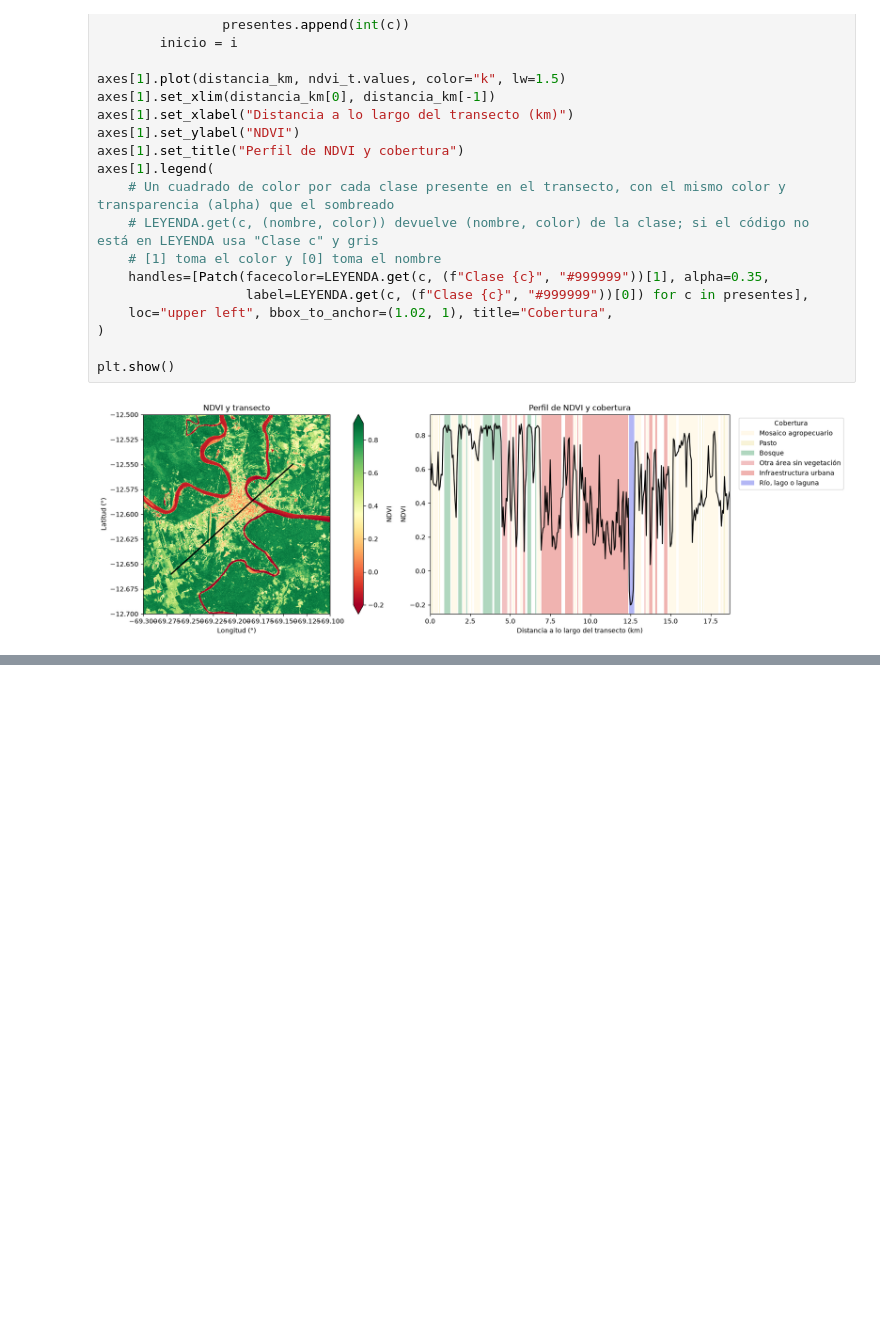
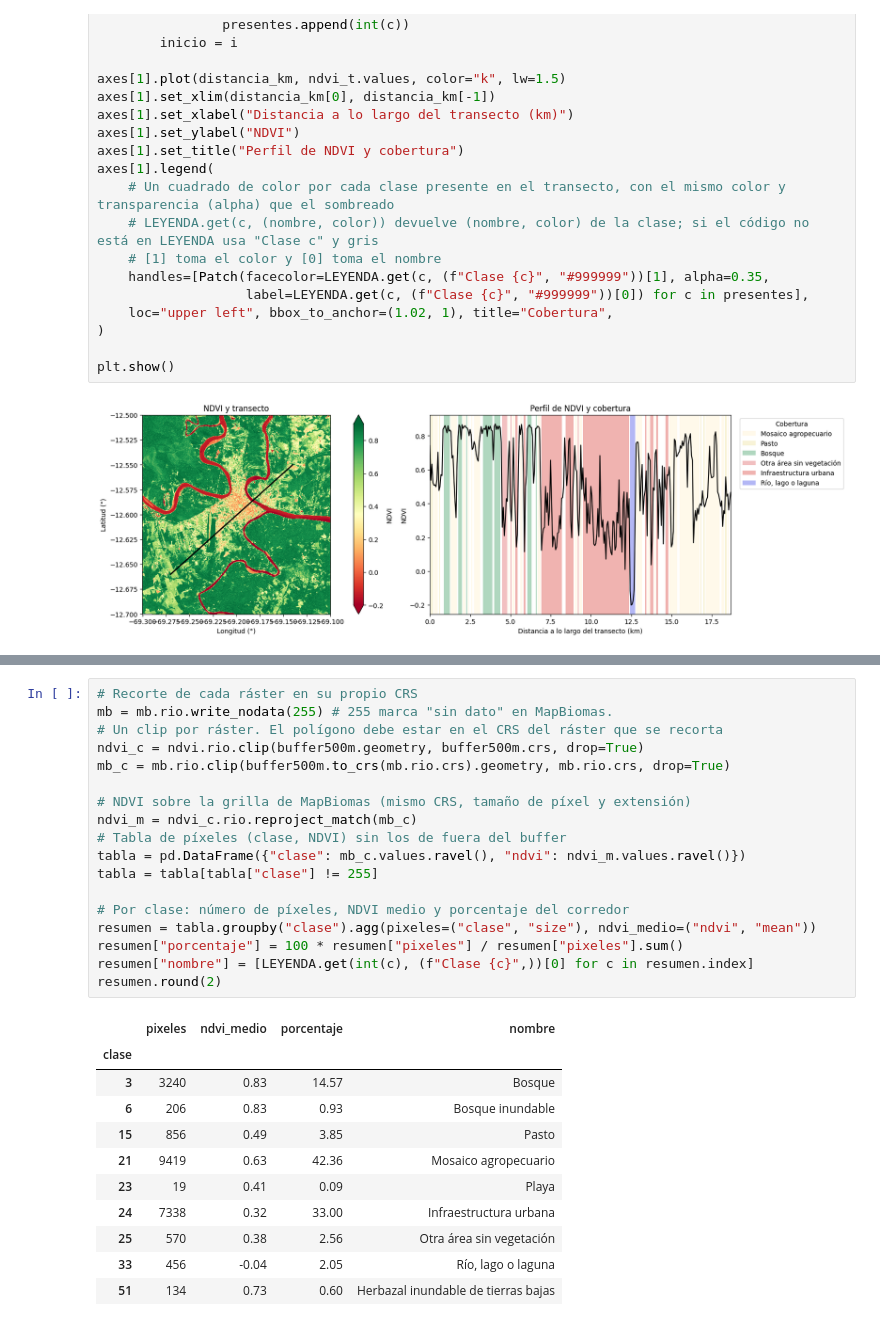
Before and after one commit to SALINASSebas/geocomputacion_-1GEO20-, a Jupyter notebook: ejercicios/ejercicios_aplicados/cobertura_ndvi.ipynb, the cells around one changed output, grey strips where cells are left out. Drawn from its saved outputs; the diff is of its cells as text; blank space fills up the shorter version.

```diff
--- a/ejercicios/ejercicios_aplicados/cobertura_ndvi.ipynb
+++ b/ejercicios/ejercicios_aplicados/cobertura_ndvi.ipynb
@@ -243,0 +262,30 @@ plt.show()
+# %%
+# Recorte de cada ráster en su propio CRS
+mb = mb.rio.write_nodata(255) # 255 marca "sin dato" en MapBiomas.
+# Un clip por ráster. El polígono debe estar en el CRS del ráster que se recorta
+ndvi_c = ndvi.rio.clip(buffer500m.geometry, buffer500m.crs, drop=True)
+mb_c = mb.rio.clip(buffer500m.to_crs(mb.rio.crs).geometry, mb.rio.crs, drop=True)
+
+# NDVI sobre la grilla de MapBiomas (mismo CRS, tamaño de píxel y extensión)
+ndvi_m = ndvi_c.rio.reproject_match(mb_c)
+# Tabla de píxeles (clase, NDVI) sin los de fuera del buffer
+tabla = pd.DataFrame({"clase": mb_c.values.ravel(), "ndvi": ndvi_m.values.ravel()})
+tabla = tabla[tabla["clase"] != 255]
+
+# Por clase: número de píxeles, NDVI medio y porcentaje del corredor
+resumen = tabla.groupby("clase").agg(pixeles=("clase", "size"), ndvi_medio=("ndvi", "mean"))
+resumen["porcentaje"] = 100 * resumen["pixeles"] / resumen["pixeles"].sum()
+resumen["nombre"] = [LEYENDA.get(int(c), (f"Clase {c}",))[0] for c in resumen.index]
+resumen.round(2)
+# %% [output]
+|  | pixeles | ndvi_medio | porcentaje | nombre |
+| clase |  |  |  |  |
+| 3 | 3240 | 0.83 | 14.57 | Bosque |
+| 6 | 206 | 0.83 | 0.93 | Bosque inundable |
+| 15 | 856 | 0.49 | 3.85 | Pasto |
+| 21 | 9419 | 0.63 | 42.36 | Mosaico agropecuario |
+| 23 | 19 | 0.41 | 0.09 | Playa |
+| 24 | 7338 | 0.32 | 33.00 | Infraestructura urbana |
+| 25 | 570 | 0.38 | 2.56 | Otra área sin vegetación |
+| 33 | 456 | -0.04 | 2.05 | Río, lago o laguna |
+| 51 | 134 | 0.73 | 0.60 | Herbazal inundable de tierras bajas |
```
Also changed, not shown: parts of 11 cells of this notebook, 5 other files.
